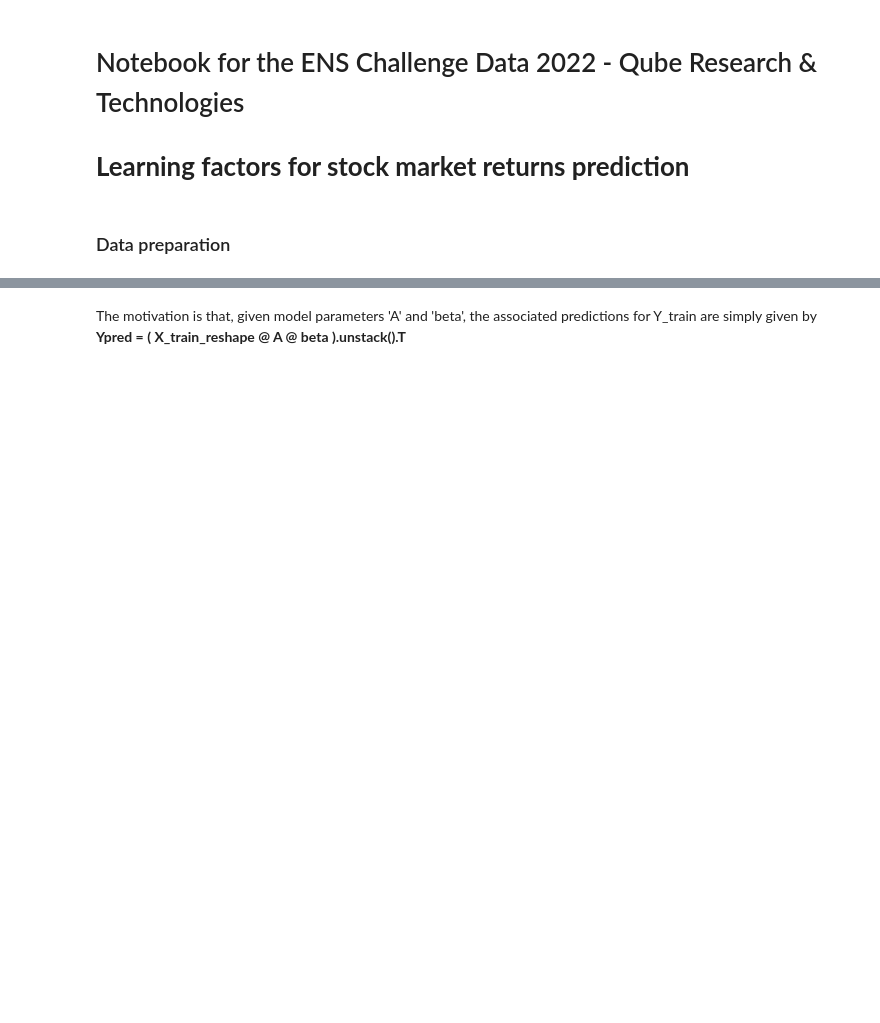
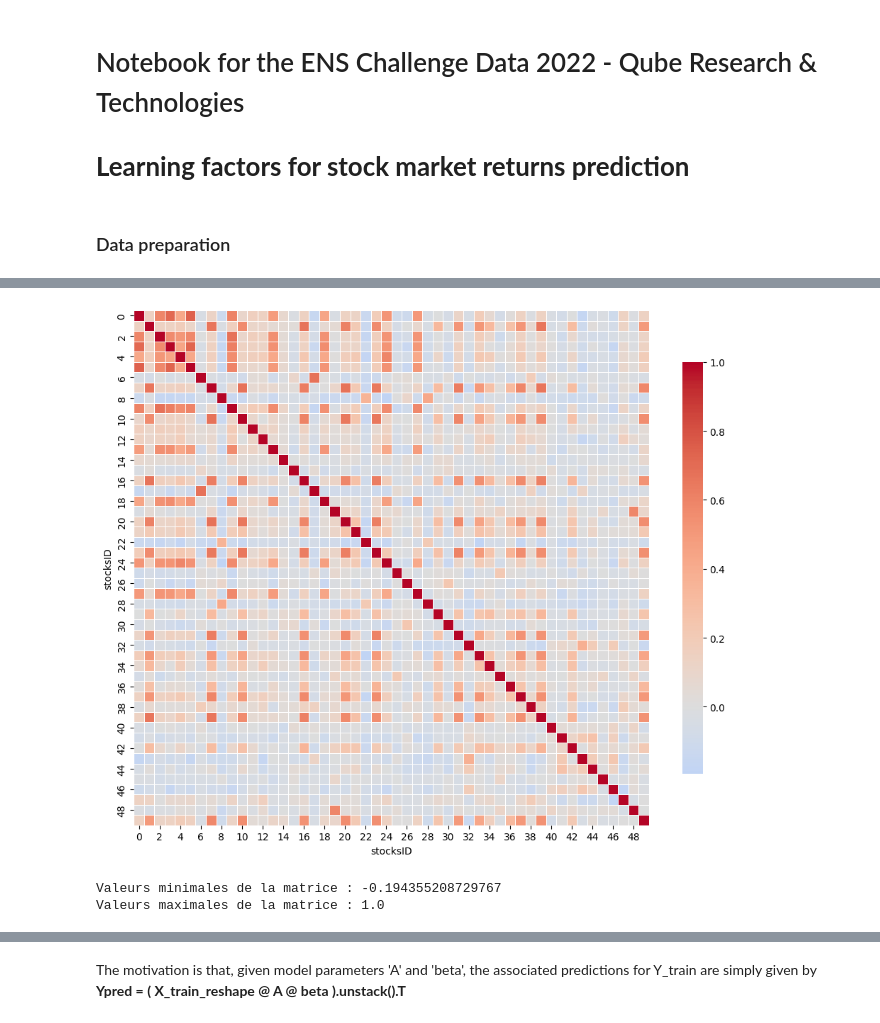
Before and after one commit to charlesdezons/QRT_Challenge_MFD, a Jupyter notebook: ENS_QRT22_V1.ipynb, the cells around one changed output, grey strips where cells are left out. Saved outputs shown, nothing was run; the diff lists cells and outputs as text; code cells hidden in the pictures; blank space fills up the shorter version.

```diff
--- a/ENS_QRT22_V1.ipynb
+++ b/ENS_QRT22_V1.ipynb
@@ -29,0 +41,32 @@ To speed up upcoming computations, we reshape the data  into a DataFrame with in
+# %%
+import seaborn as sns
+import matplotlib.pyplot as plt
+
+# Étape 1 : Transposer les données pour avoir les actions en colonnes
+returns_T = X_train.T  # shape: (jours, actions)
+
+# Étape 2 : Calcul de la matrice de corrélation entre les 50 actions
+corr_matrix = returns_T.corr()
+
+# Étape 3 : Affichage de la heatmap
+plt.figure(figsize=(10, 8))
+sns.heatmap(
+    corr_matrix,
+    cmap='coolwarm',      # Palette de couleurs
+    center=0,             # Pour bien centrer autour de la neutralité
+    square=True,          # Pour forcer des cellules carrées
+    linewidths=0.5,       # Séparation fine entre les cellules
+    cbar_kws={'shrink': 0.8},  # Barre de couleur plus compacte
+)
+
+#plt.title("Heatmap of the correlations between the 50 stocks")
+plt.tight_layout()
+plt.show()
+# %% [output]
+[figure, added]
+# %%
+print("Valeurs minimales de la matrice :", corr_matrix.min().min())
+print("Valeurs maximales de la matrice :", corr_matrix.max().max())
+# %% [output]
+Valeurs minimales de la matrice : -0.194355208729767
+Valeurs maximales de la matrice : 1.0
```
Also changed, not shown: parts of 10 cells of this notebook, 11 other files.
